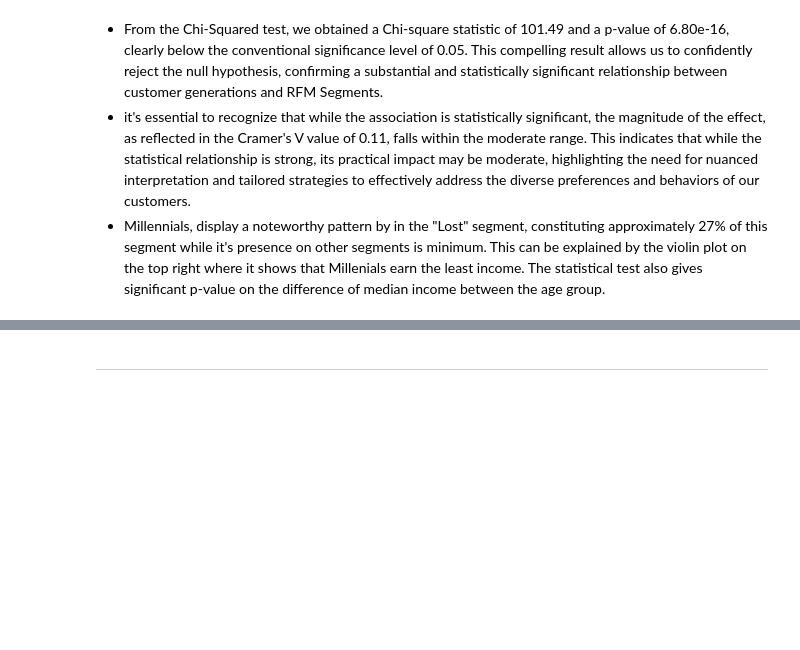
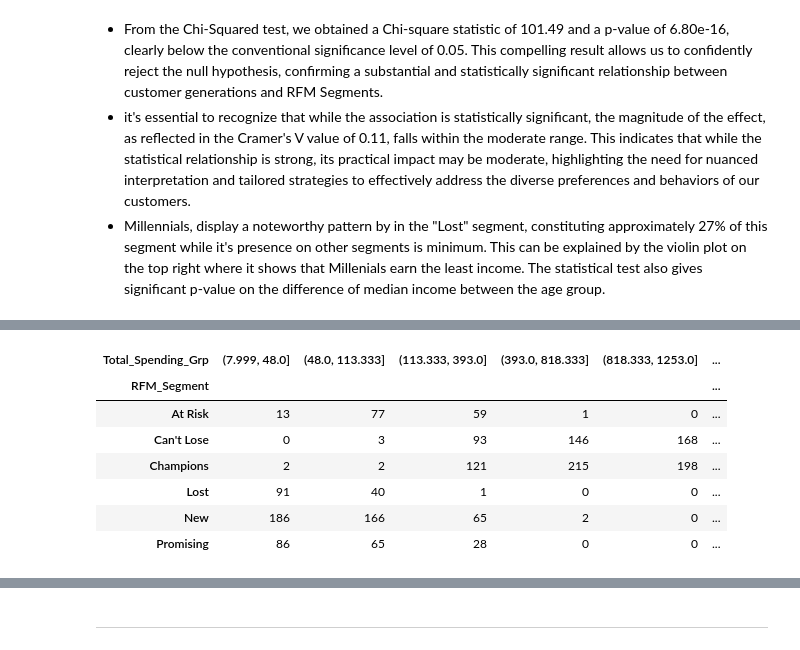
Before and after one commit to ramdhanhdy/DS_Project, a Jupyter notebook: Optimizing Customer Segmentation/RFM Analysis.ipynb, the cells around one changed output, grey strips where cells are left out. Cells and saved outputs as stored; diff of their text form; code cells hidden in the pictures; blank space fills up the shorter version.

```diff
--- a/Optimizing Customer Segmentation/RFM Analysis.ipynb
+++ b/Optimizing Customer Segmentation/RFM Analysis.ipynb
@@ -644,0 +988,15 @@ robjects.r('ggsave("figures/p_123.png", p_123, width=48, height=32, units="cm")'
+# %%
+# #create crosstab of RFM_Segment and Total_Spending_Grp
+# df['Total_Spending_Grp'] = pd.qcut(df['Total_Spending'], q=6, labels=None)
+
+#create the crosstab
+pd.crosstab(df['RFM_Segment'], df['Total_Spending_Grp'], margins = False)
+# %% [output]
+| Total_Spending_Grp | (7.999, 48.0] | (48.0, 113.333] | (113.333, 393.0] | (393.0, 818.333] | (818.333, 1253.0] | ... |
+| RFM_Segment |  |  |  |  |  | ... |
+| At Risk | 13 | 77 | 59 | 1 | 0 | ... |
+| Can't Lose | 0 | 3 | 93 | 146 | 168 | ... |
+| Champions | 2 | 2 | 121 | 215 | 198 | ... |
+| Lost | 91 | 40 | 1 | 0 | 0 | ... |
+| New | 186 | 166 | 65 | 2 | 0 | ... |
+| Promising | 86 | 65 | 28 | 0 | 0 | ... |
```
Also changed, not shown: parts of 18 cells of this notebook.
